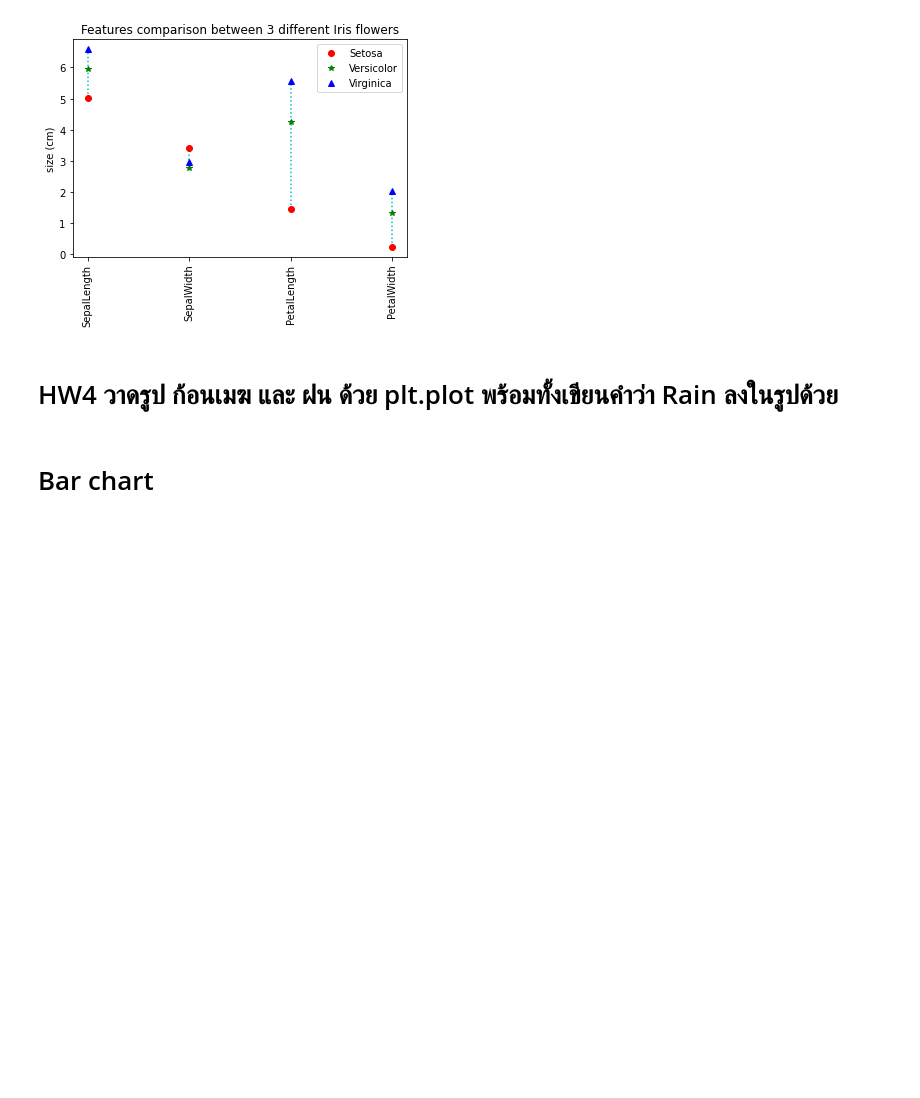
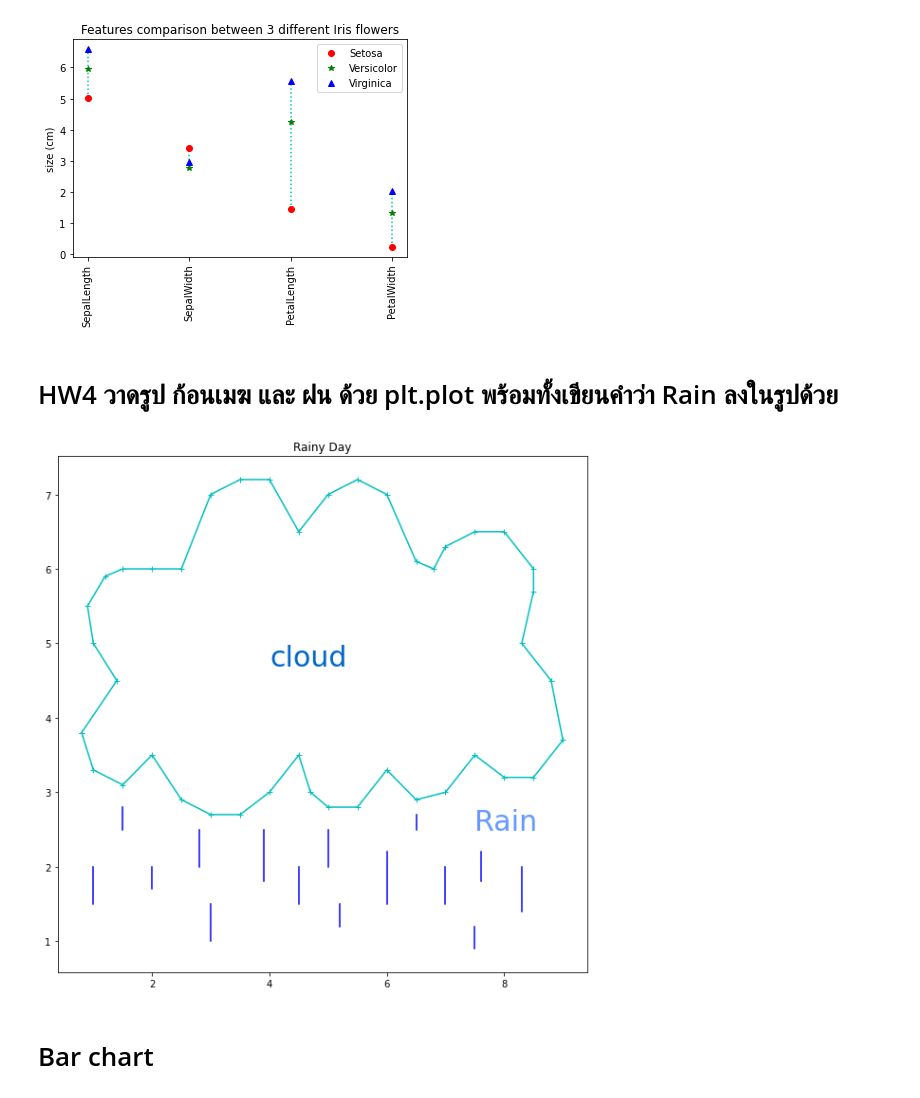
Before and after one commit to nannthd/BasicProg_DataViz65, a Jupyter notebook: DataViz04_Data_Comparison.ipynb, the cells around one changed output. Cells and saved outputs as stored; diff of their text form; code cells hidden in the pictures; blank space fills up the shorter version.

```diff
--- a/DataViz04_Data_Comparison.ipynb
+++ b/DataViz04_Data_Comparison.ipynb
@@ -183,3 +186,29 @@ plt.ylabel('size (cm)');
+# %%
+# cloud plot
+plt.plot([0.8,1.4,1,0.9,1.2,1.5,2,2.5,3,3.5,4,4.5,5,5.5,6,6.5,6.8,7,7.5,8,8.5,8.5,8.3,8.8],[3.8,4.5,5,5.5,5.9,6,6,6,7,7.2,7.2,6.5,7,7.2,7,6.1,6,6.3,6.5,6.5,6,5.7,5,4.5],'c+-')
+plt.plot([0.8,1,1.5,2,2.5,3,3.5,4,4.5,4.7,5,5.5,6,6.5,7,7.5,8,8.5,9,8.8],[3.8,3.3,3.1,3.5,2.9,2.7,2.7,3,3.5,3,2.8,2.8,3.3,2.9,3,3.5,3.2,3.2,3.7,4.5],'c+-')
+
+# Rain plot
+plt.plot([1,1],[1.5,2],'b-')
+plt.plot([1.5,1.5],[2.5,2.8],'b-')
+plt.plot([2,2],[1.7,2],'b-')
+plt.plot([2.8,2.8],[2,2.5],'b-')
+plt.plot([3,3],[1,1.5],'b-')
+plt.plot([3.9,3.9],[1.8,2.5],'b-')
+plt.plot([4.5,4.5],[1.5,2],'b-')
+plt.plot([5.2,5.2],[1.2,1.5],'b-')
+plt.plot([5,5],[2,2.5],'b-')
+plt.plot([6,6],[1.5,2.2],'b-')
+plt.plot([6.5,6.5],[2.5,2.7],'b-')
+plt.plot([7,7],[1.5,2],'b-')
+plt.plot([7.5,7.5],[0.9,1.2],'b-')
+plt.plot([7.6,7.6],[1.8,2.2],'b-')
+plt.plot([8.3,8.3],[1.4,2],'b-')
+plt.text(7.5, 2.5, 'Rain', fontsize=30, color='#6699FF')
+plt.text(4, 4.7, 'cloud', fontsize=30, color='#0066CC')
+plt.title('Rainy Day');
+# %% [output]
+[figure, added]
 # %% [markdown]
  # Bar chart
 # %%
```
Also changed, not shown: parts of 4 cells of this notebook.
